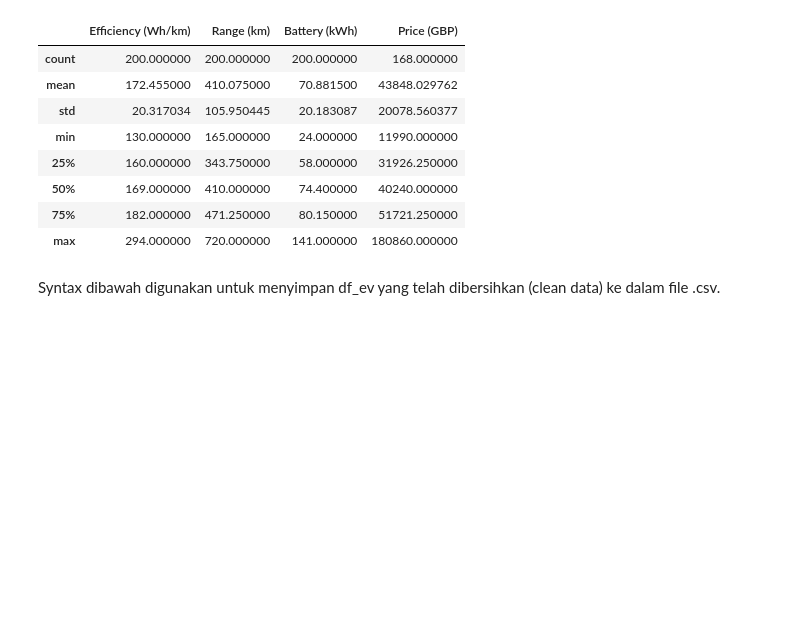
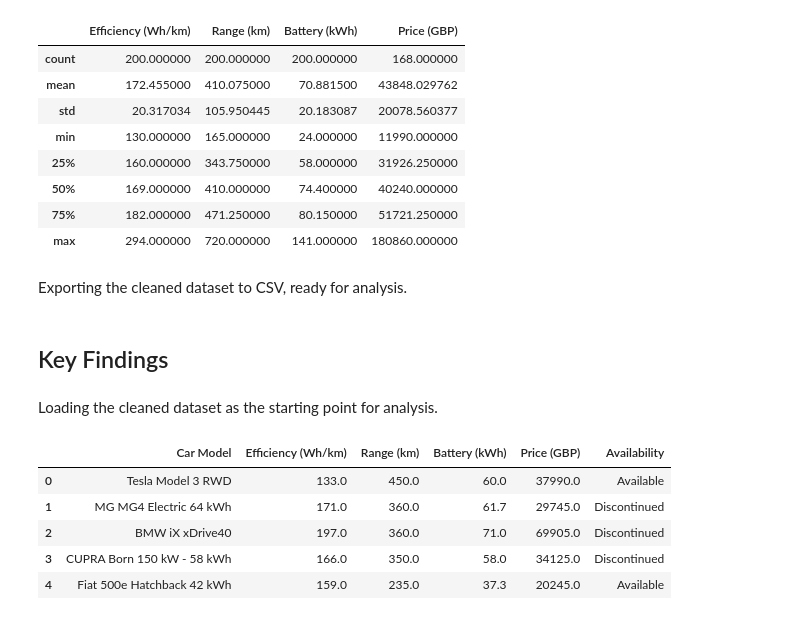
Before and after one commit to nardanov04/ev-market-decarbonization-analysis, a Jupyter notebook: ev_market_decarbonization_analysis.ipynb, the cells around one changed output. Saved outputs shown, nothing was run; the diff lists cells and outputs as text; code cells hidden in the pictures; blank space fills up the shorter version.

```diff
--- a/coda_P0M1_Narda_Noviantoro.ipynb
+++ b/ev_market_decarbonization_analysis.ipynb
@@ -279,6 +263,20 @@ df_ev.describe()
 | 75% | 182.000000 | 471.250000 | 80.150000 | 51721.250000 |
 | max | 294.000000 | 720.000000 | 141.000000 | 180860.000000 |
 # %% [markdown]
-Syntax dibawah digunakan untuk menyimpan df_ev yang telah dibersihkan (clean data) ke dalam file .csv.
+Exporting the cleaned dataset to CSV, ready for analysis.
 # %%
 df_ev.to_csv('clean_data_EV_Sustainability.csv', index = False)
+# %% [markdown]
+## Key Findings
+# %% [markdown]
+Loading the cleaned dataset as the starting point for analysis.
+# %%
+df_findings = pd.read_csv('clean_data_EV_Sustainability.csv')
+df_findings.head()
+# %% [output]
+|  | Car Model | Efficiency (Wh/km) | Range (km) | Battery (kWh) | Price (GBP) | Availability |
+| 0 | Tesla Model 3 RWD | 133.0 | 450.0 | 60.0 | 37990.0 | Available |
+| 1 | MG MG4 Electric 64 kWh | 171.0 | 360.0 | 61.7 | 29745.0 | Discontinued |
+| 2 | BMW iX xDrive40 | 197.0 | 360.0 | 71.0 | 69905.0 | Discontinued |
+| 3 | CUPRA Born 150 kW - 58 kWh | 166.0 | 350.0 | 58.0 | 34125.0 | Discontinued |
+| 4 | Fiat 500e Hatchback 42 kWh | 159.0 | 235.0 | 37.3 | 20245.0 | Available |
```
Also changed, not shown: parts of 27 cells of this notebook.
